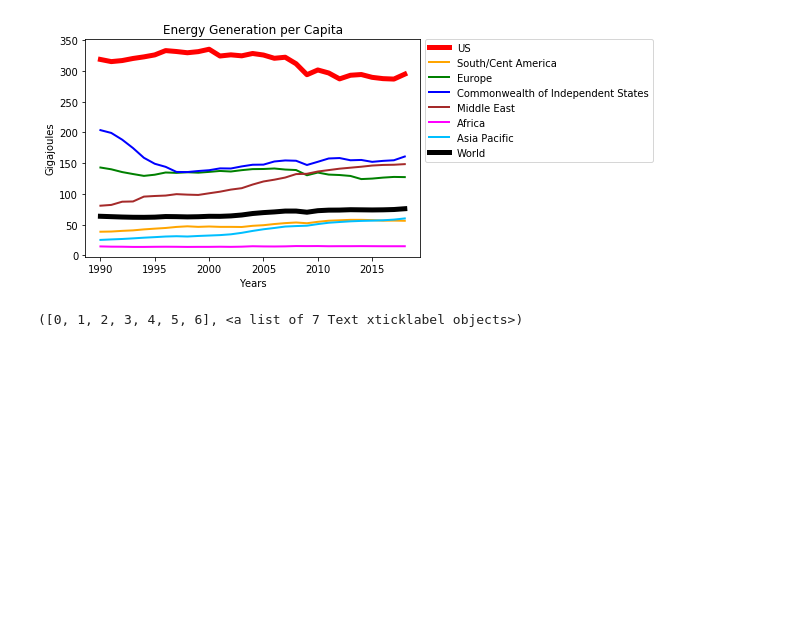
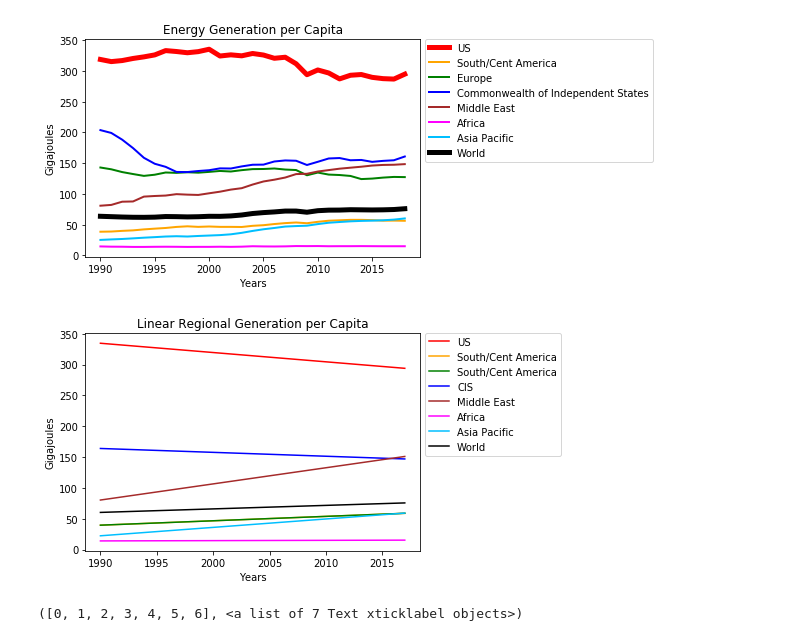
Before and after one commit to gabigham/dagger, a Jupyter notebook: USvsWorld.ipynb, the cells around one changed output. Drawn from its saved outputs; the diff is of its cells as text; code cells hidden in the pictures; blank space fills up the shorter version.

Commit message:
linear regressions added

```diff
--- a/USvsWorld.ipynb
+++ b/USvsWorld.ipynb
@@ -66,3 +78,30 @@ plt.tight_layout
 plt.savefig("Regional Energy Gen Over Time.png")
 # %% [output]
 [figure]
+# %%
+# define function to plot the linear regression line
+
+def plot_linear_reg(country, color):
+    x = np.linspace(1990, 2017, 3)
+    result = linregress(gen_df['Year'], gen_df[country])
+    y = result[0]*x+result[1]
+    plt.plot(x, y, color=color, label=country)
+# %%
+# graph and create png of linear regressions of Energy Generation By Region
+plot_linear_reg('US', 'red')
+plot_linear_reg('South/Cent America', 'orange')
+plot_linear_reg('South/Cent America', 'green')
+plot_linear_reg('CIS', 'blue')
+plot_linear_reg('Middle East', 'brown')
+plot_linear_reg('Africa', 'fuchsia')
+plot_linear_reg('Asia Pacific', 'deepskyblue')
+plot_linear_reg('World', 'black')
+
+plt.title("Linear Regional Generation per Capita")
+plt.xlabel("Years")
+plt.ylabel("Gigajoules")
+plt.legend(bbox_to_anchor=(1, 1.025))
+plt.tight_layout
+plt.savefig("Linear Regional Energy Gen Over Time.png")
+# %% [output]
+[figure, added]
```
Also changed, not shown: parts of 3 cells of this notebook.
